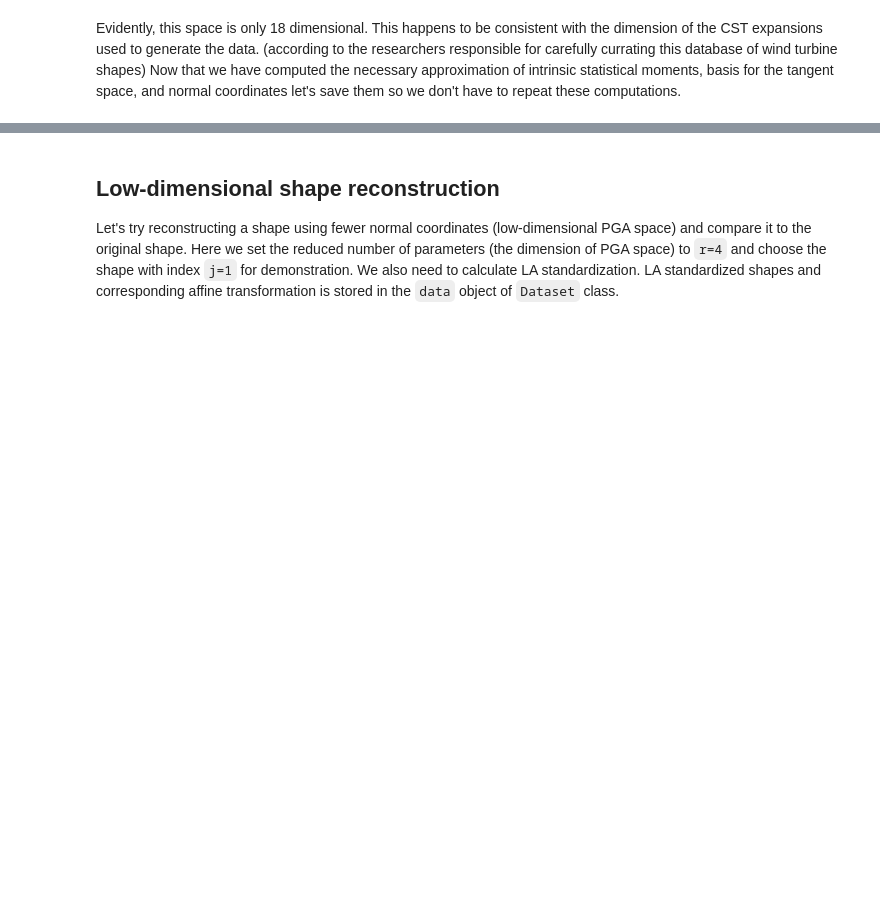
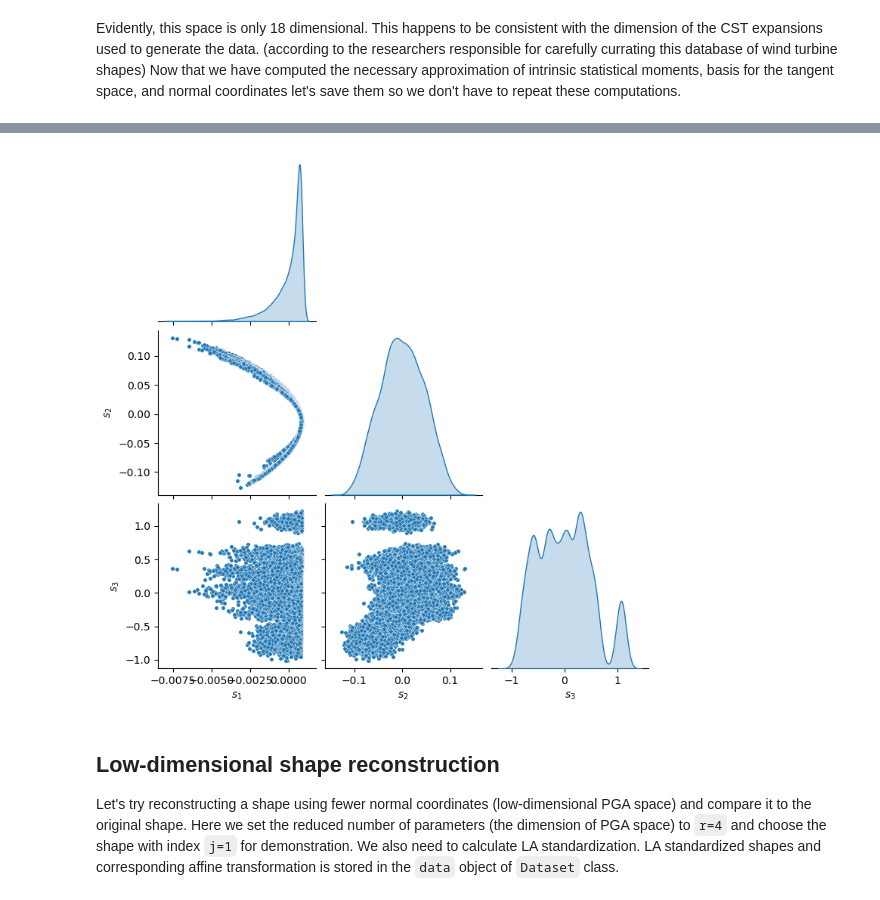
Before and after one commit to NREL/G2Aero, a Jupyter notebook: examples/notebooks/0_Data_Driven_Domain.ipynb, the cells around one changed output, grey strips where cells are left out. Cells and saved outputs as stored; diff of their text form; code cells hidden in the pictures; blank space fills up the shorter version.

```diff
--- a/examples/notebooks/0_Data_Driven_Domain.ipynb
+++ b/examples/notebooks/0_Data_Driven_Domain.ipynb
@@ -59,0 +84,2 @@ Karcher mean convergence:
+# %%
+spd_tan, T_spd = SPD_TangentSpace.create_from_dataset(shapes)
@@ -90,3 +152,10 @@ sns_plot = sns.pairplot(df_all, x_vars=coord_names, y_vars=coord_names,
+# %%
+coord_names = ['$s_1$', '$s_2$', '$s_3$']
+df_all = pd.DataFrame(data=T_spd, columns=coord_names)
+sns_plot = sns.pairplot(df_all, x_vars=coord_names, y_vars=coord_names,
+                        diag_kind='kde', corner=True, plot_kws=dict(s=15))
+# %% [output]
+[figure, added]
 # %% [markdown]
 ## Low-dimensional shape reconstruction
 Let's try reconstructing a shape using fewer normal coordinates (low-dimensional PGA space) and compare it to the original shape. Here we set the reduced number of parameters (the dimension of PGA space) to `r=4` and choose the shape with index `j=1` for demonstration. We also need to calculate LA standardization. LA standardized shapes and corresponding affine transformation is stored in the `data` object of `Dataset` class.
```
Also changed, not shown: parts of 20 cells of this notebook, 5 other files.
